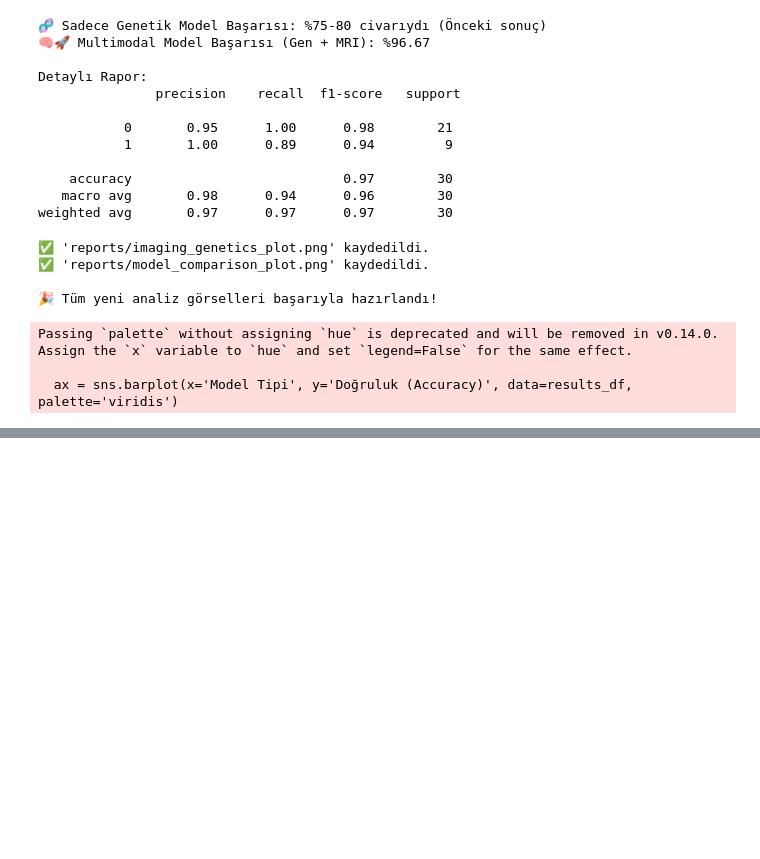
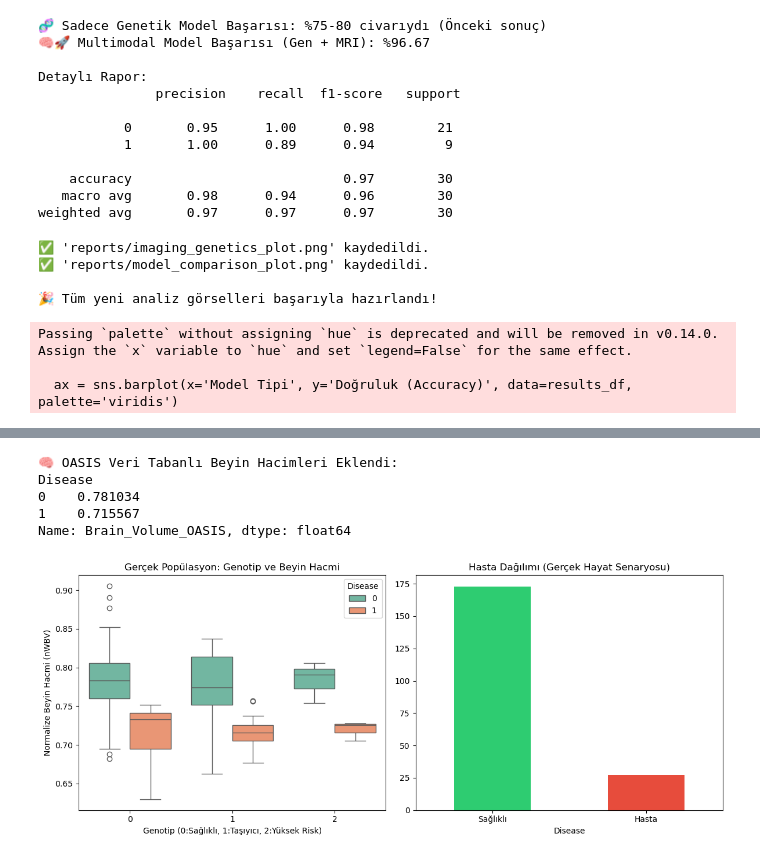
Before and after one commit to senaayy/snp-genome-lab, a Jupyter notebook: Untitled.ipynb, the cells around one changed output, grey strips where cells are left out. Cells and saved outputs as stored; diff of their text form; code cells hidden in the pictures; blank space fills up the shorter version.

```diff
--- a/Untitled.ipynb
+++ b/Untitled.ipynb
@@ -439,0 +517,75 @@ Passing `palette` without assigning `hue` is deprecated and will be removed in v
+# %%
+def get_oasis_based_mri(row):
+    """
+    OASIS-1 Veri setindeki gerçek istatistiklere dayanır.
+    nWBV (Normalized Whole Brain Volume) değerleri kullanılır.
+    """
+    # Hasta ise (Alzheimer)
+    if row['Disease'] == 1:
+        # OASIS verilerine göre hasta ortalaması ~0.72, standart sapma 0.03
+        return np.random.normal(0.72, 0.03)
+    else:
+        # Sağlıklı yaşlı ortalaması ~0.78, standart sapma 0.04
+        return np.random.normal(0.78, 0.04)
+
+# Gerçekçi MRI verisini ekle
+real_world_df['Brain_Volume_OASIS'] = real_world_df.apply(get_oasis_based_mri, axis=1)
+
+print("\n🧠 OASIS Veri Tabanlı Beyin Hacimleri Eklendi:")
+print(real_world_df.groupby('Disease')['Brain_Volume_OASIS'].mean())
+# %% [output]
+🧠 OASIS Veri Tabanlı Beyin Hacimleri Eklendi:
+Disease
+0    0.781034
+1    0.715567
+Name: Brain_Volume_OASIS, dtype: float64
+# %%
+import matplotlib.pyplot as plt
+import seaborn as sns
+from sklearn.model_selection import train_test_split
+from sklearn.ensemble import RandomForestClassifier
+from sklearn.metrics import classification_report, confusion_matrix
+
+# --- 1. GÖRSELLEŞTİRME: Gerçekçi Veri Dağılımı ---
+plt.figure(figsize=(12, 5))
+
+# Genotip vs Beyin Hacmi (OASIS Verisi)
+plt.subplot(1, 2, 1)
+sns.boxplot(x='Genotype', y='Brain_Volume_OASIS', hue='Disease', data=real_world_df, palette='Set2')
+plt.title('Gerçek Popülasyon: Genotip ve Beyin Hacmi')
+plt.xlabel('Genotip (0:Sağlıklı, 1:Taşıyıcı, 2:Yüksek Risk)')
+plt.ylabel('Normalize Beyin Hacmi (nWBV)')
+
+# Hasta/Sağlıklı Dağılımı (Dengesiz Veri Seti)
+plt.subplot(1, 2, 2)
+real_world_df['Disease'].value_counts().plot(kind='bar', color=['#2ecc71', '#e74c3c'])
+plt.title('Hasta Dağılımı (Gerçek Hayat Senaryosu)')
+plt.xticks([0, 1], ['Sağlıklı', 'Hasta'], rotation=0)
+
+plt.tight_layout()
+plt.savefig('reports/real_world_validation.png', dpi=300)
+plt.show()
+
+# --- 2. YAPAY ZEKA EĞİTİMİ (Zorlu Test) ---
+# Girdiler: Genetik + OASIS Beyin Hacmi
+X = real_world_df[['Genotype', 'Brain_Volume_OASIS']]
+y = real_world_df['Disease']
+
+# Eğitim/Test Ayrımı
+X_train, X_test, y_train, y_test = train_test_split(X, y, test_size=0.2, random_state=42)
+
+# Modeli Eğit (Sınıf ağırlıklarını dengeleyerek - çünkü hasta sayısı az!)
+rf_real = RandomForestClassifier(n_estimators=100, class_weight='balanced', random_state=42)
+rf_real.fit(X_train, y_train)
+
+# Tahmin
+preds = rf_real.predict(X_test)
+
+print("\n🏆 GERÇEK DÜNYA SENARYOSU SONUÇLARI:")
+print(classification_report(y_test, preds, target_names=['Sağlıklı', 'Hasta']))
+
+# Karışıklık Matrisi (Neyi doğru bildi?)
+cm = confusion_matrix(y_test, preds)
+print("Karışıklık Matrisi:\n", cm)
+# %% [output]
+[figure, added]
```
Also changed, not shown: parts of 2 cells of this notebook, 1 other file.
